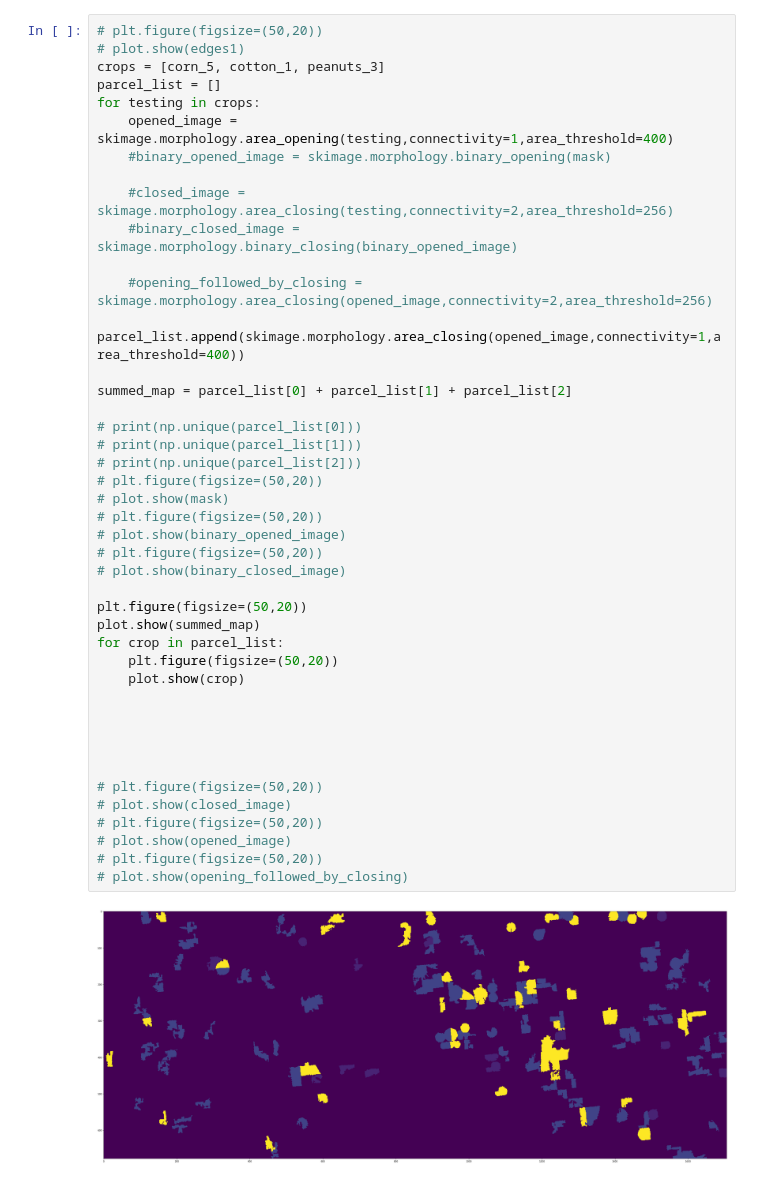
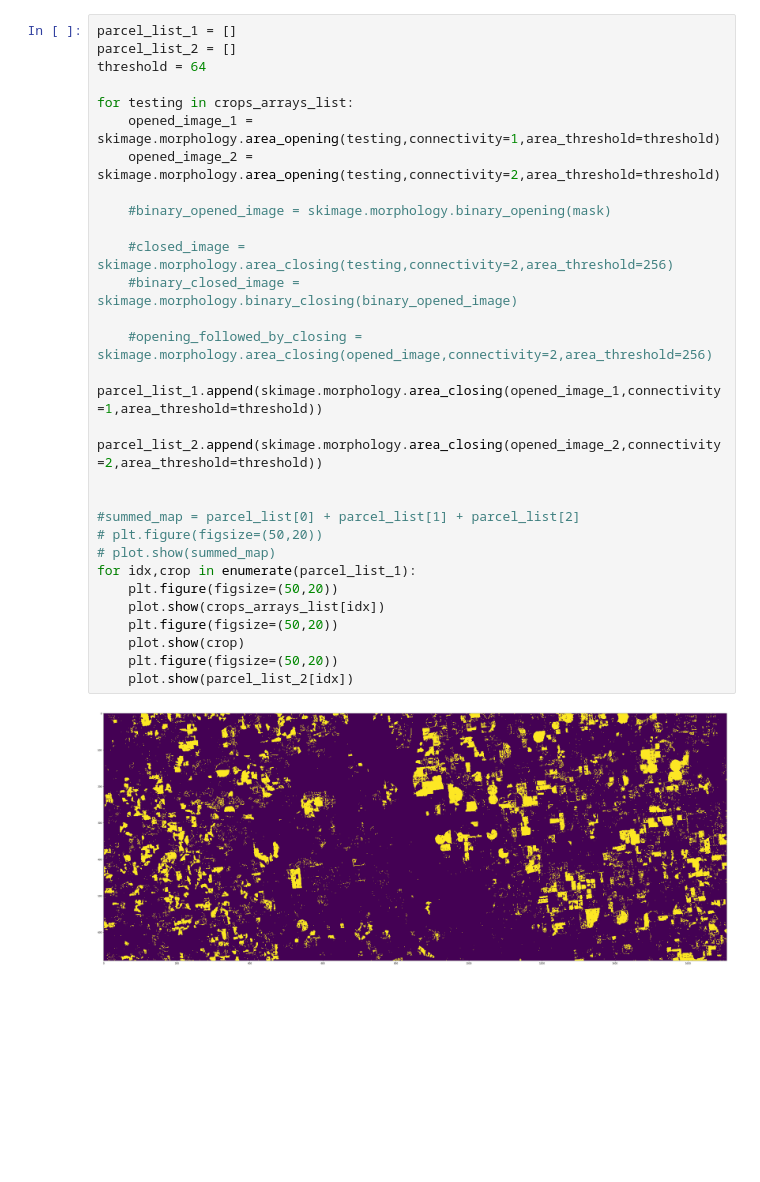
Before and after one commit to Chris-Charisis/Diploma-Workspace, a Jupyter notebook: Code/parcel_detection.ipynb, the cells around one changed output. Saved outputs shown, nothing was run; the diff lists cells and outputs as text; blank space fills up the shorter version.

```diff
--- a/Code/parcel_detection.ipynb
+++ b/Code/parcel_detection.ipynb
@@ -279,45 +123,31 @@ for date in landsat_masked_data:
 # %%
-# plt.figure(figsize=(50,20))
-# plot.show(edges1)
-crops = [corn_5, cotton_1, peanuts_3]
-parcel_list = []
-for testing in crops:
-    opened_image = skimage.morphology.area_opening(testing,connectivity=1,area_threshold=400)
+parcel_list_1 = []
+parcel_list_2 = []
+threshold = 64
+
+for testing in crops_arrays_list:
+    opened_image_1 = skimage.morphology.area_opening(testing,connectivity=1,area_threshold=threshold)
+    opened_image_2 = skimage.morphology.area_opening(testing,connectivity=2,area_threshold=threshold)
+
     #binary_opened_image = skimage.morphology.binary_opening(mask)
 
     #closed_image = skimage.morphology.area_closing(testing,connectivity=2,area_threshold=256)
     #binary_closed_image = skimage.morphology.binary_closing(binary_opened_image)
 
     #opening_followed_by_closing = skimage.morphology.area_closing(opened_image,connectivity=2,area_threshold=256)
-    parcel_list.append(skimage.morphology.area_closing(opened_image,connectivity=1,area_threshold=400))
+    parcel_list_1.append(skimage.morphology.area_closing(opened_image_1,connectivity=1,area_threshold=threshold))
+    parcel_list_2.append(skimage.morphology.area_closing(opened_image_2,connectivity=2,area_threshold=threshold))
 
-summed_map = parcel_list[0] + parcel_list[1] + parcel_list[2]
 
-# print(np.unique(parcel_list[0]))
-# print(np.unique(parcel_list[1]))
-# print(np.unique(parcel_list[2]))
+#summed_map = parcel_list[0] + parcel_list[1] + parcel_list[2]
 # plt.figure(figsize=(50,20))
-# plot.show(mask)
-# plt.figure(figsize=(50,20))
-# plot.show(binary_opened_image)
-# plt.figure(figsize=(50,20))
-# plot.show(binary_closed_image)
-
-plt.figure(figsize=(50,20))
-plot.show(summed_map)
-for crop in parcel_list:
+# plot.show(summed_map)
+for idx,crop in enumerate(parcel_list_1):
+    plt.figure(figsize=(50,20))
+    plot.show(crops_arrays_list[idx])
     plt.figure(figsize=(50,20))
     plot.show(crop)
-
-
-
-
-
-# plt.figure(figsize=(50,20))
-# plot.show(closed_image)
-# plt.figure(figsize=(50,20))
-# plot.show(opened_image)
-# plt.figure(figsize=(50,20))
-# plot.show(opening_followed_by_closing)
+    plt.figure(figsize=(50,20))
+    plot.show(parcel_list_2[idx])
 # %% [output]
-[figure, old version]
+[figure, new version]
```
Also changed, not shown: parts of 11 cells of this notebook, 9 other files.
